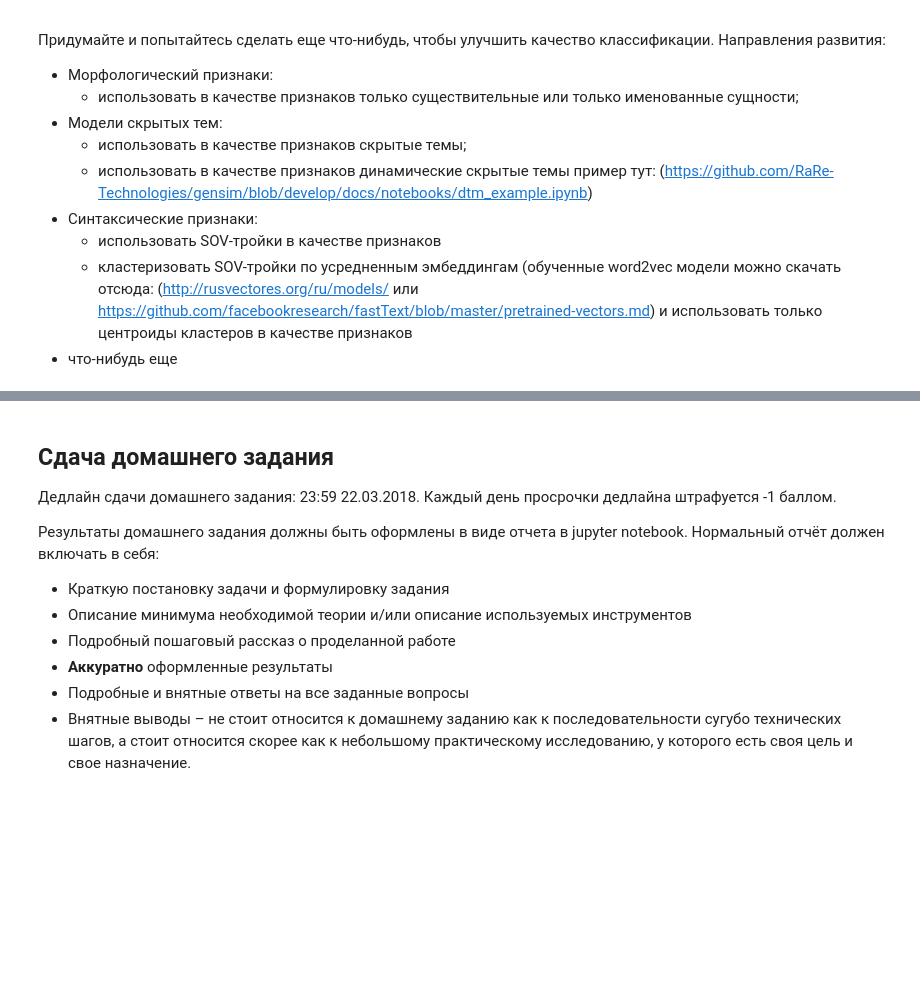
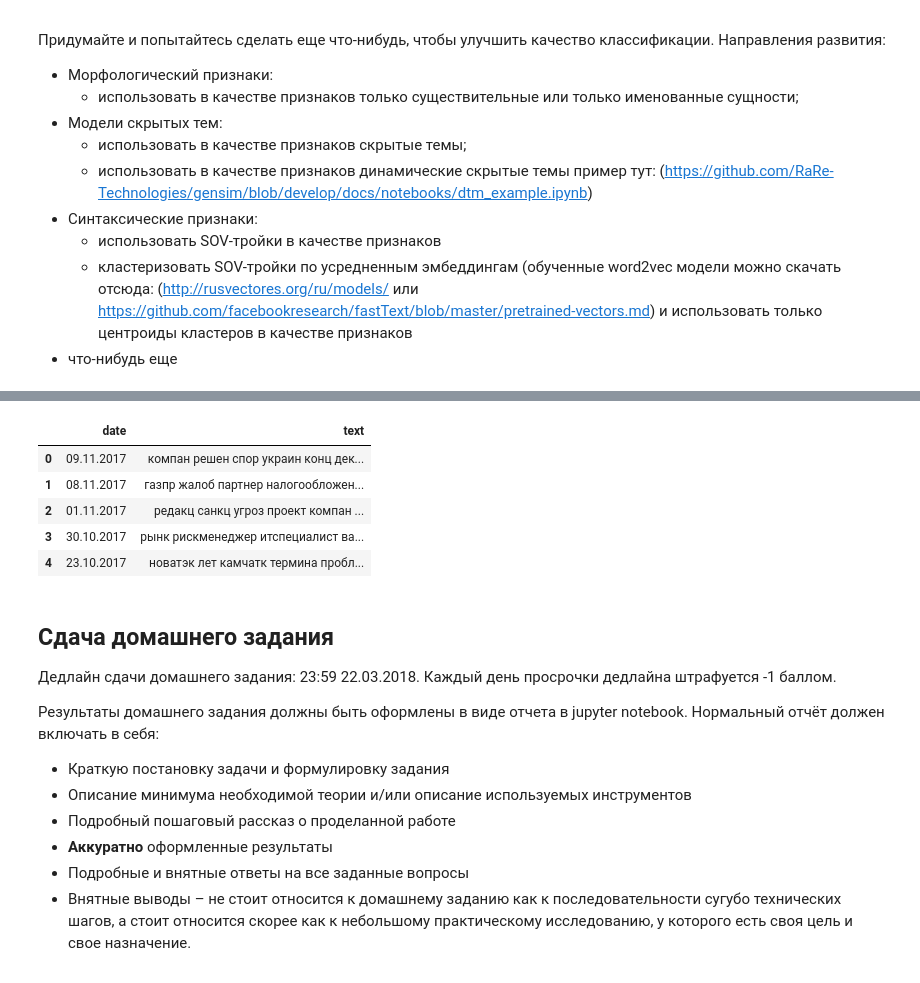
Before and after one commit to Sinopsys/group-hw-ida-2018, a Jupyter notebook: hw_2_prices/HW2-Kupriyanov-Rakhmatullin-Danilin.ipynb, the cells around one changed output, grey strips where cells are left out. Saved outputs shown, nothing was run; the diff lists cells and outputs as text; code cells hidden in the pictures; blank space fills up the shorter version.

Commit message:
Added nouns df

```diff
--- a/hw_2_prices/HW2-Kupriyanov-Rakhmatullin-Danilin.ipynb
+++ b/hw_2_prices/HW2-Kupriyanov-Rakhmatullin-Danilin.ipynb
@@ -35,7 +35,8 @@ from nltk.corpus import stopwords
 # %% [output]
 Populating the interactive namespace from numpy and matplotlib
 # %%
-df = pd.read_csv('texts.csv', encoding='utf_8')
+df_orig = pd.read_csv('texts.csv', encoding='utf_8')
+df = df_orig.copy()
 df.head()
 # %% [output]
 |  | date | text |
@@ -352,3 +362,24 @@ df[df['text'].str.contains(u'санкц', regex=True, na=False)]
+# %%
+import pymorphy2
+morph = pymorphy2.MorphAnalyzer()
+# %%
+def only_nouns(text):
+    nopunc = [char for char in text if char not in string.punctuation]
+    nopunc = ''.join(nopunc).lower()
+    words = CountVectorizer().build_tokenizer()(nopunc)
+    nouns = [word for word in words if morph.parse(word)[0].tag.POS == 'NOUN']
+    return ' '.join(nouns)
+# %%
+df_nouns = df_orig.copy()
+df_nouns.text = df_nouns.text.apply(only_nouns).apply(text_process)
+df_nouns.head()
+# %% [output]
+|  | date | text |
+| 0 | 09.11.2017 | компан решен спор украин конц дек... |
+| 1 | 08.11.2017 | газпр жалоб партнер налогообложен... |
+| 2 | 01.11.2017 | редакц санкц угроз проект компан ... |
+| 3 | 30.10.2017 | рынк рискменеджер итспециалист ва... |
+| 4 | 23.10.2017 | новатэк лет камчатк термина пробл... |
 # %% [markdown]
 ## Сдача домашнего задания
 
```
Also changed, not shown: parts of 1 cell of this notebook.
